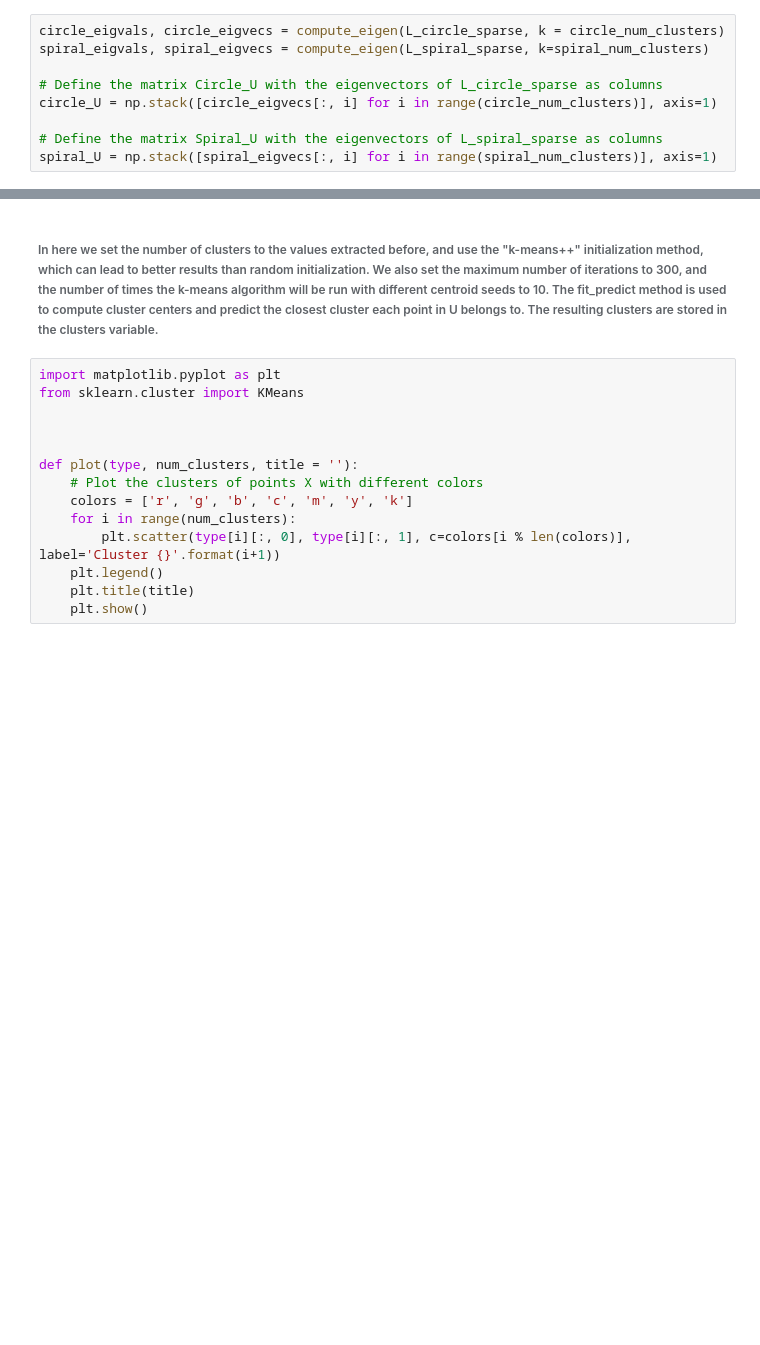
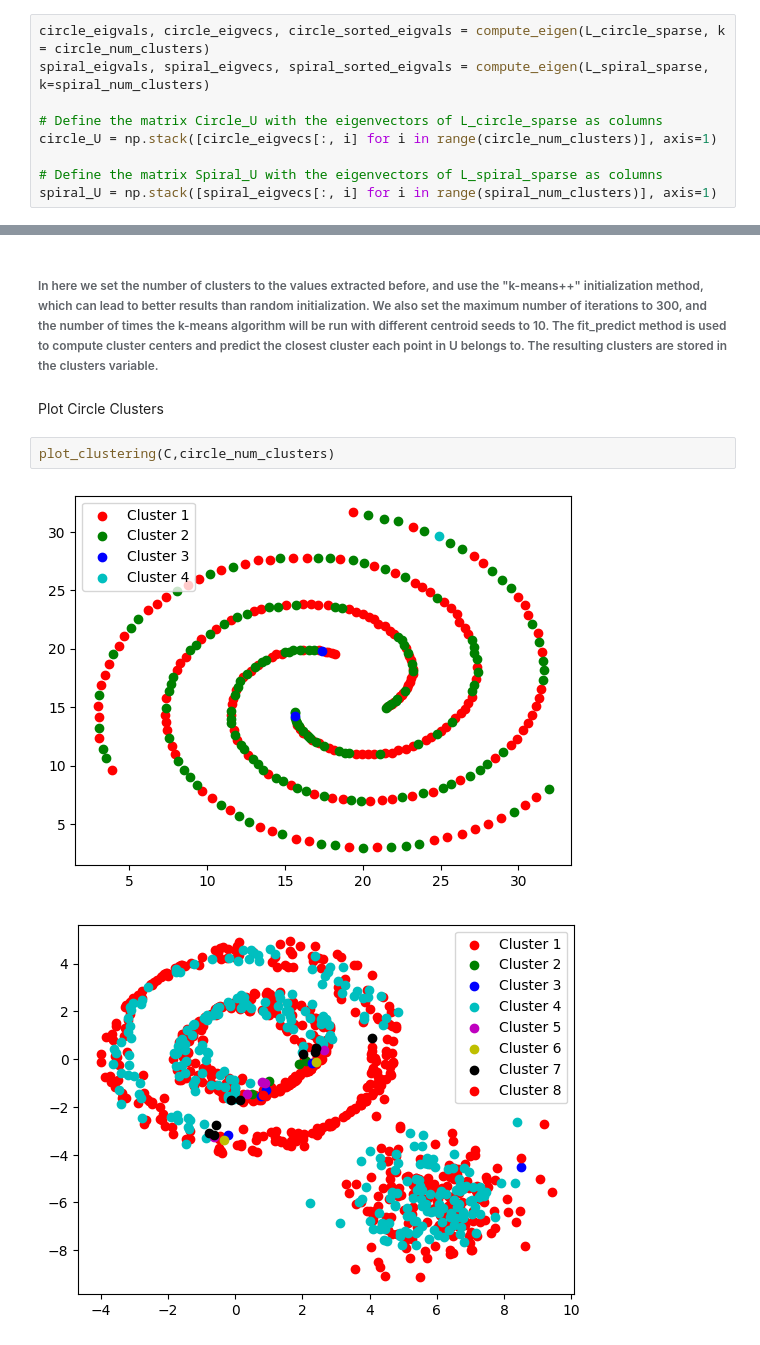
Before and after one commit to codeowlers/SpectralClustering, a Jupyter notebook: main-script.ipynb, the cells around one changed output, grey strips where cells are left out. Cells and saved outputs as stored; diff of their text form; blank space fills up the shorter version.

```diff
--- a/main-script.ipynb
+++ b/main-script.ipynb
@@ -69,8 +80,8 @@ spiral_num_clusters = num_cluster(spiral_eigvals, k=10, title='Spiral' )
 # %% [markdown]
 Exercise 5- Compute the M eigenvectors u1, ..., uM ∈ RN that correspond to the M smallest eigenvalues of the Laplacian matrix, and define the matrix U ∈ R N×M with these vectors as columns.
 # %%
-circle_eigvals, circle_eigvecs = compute_eigen(L_circle_sparse, k = circle_num_clusters)
-spiral_eigvals, spiral_eigvecs = compute_eigen(L_spiral_sparse, k=spiral_num_clusters)
+circle_eigvals, circle_eigvecs, circle_sorted_eigvals = compute_eigen(L_circle_sparse, k = circle_num_clusters)
+spiral_eigvals, spiral_eigvecs, spiral_sorted_eigvals = compute_eigen(L_spiral_sparse, k=spiral_num_clusters)
 
 # Define the matrix Circle_U with the eigenvectors of L_circle_sparse as columns
 circle_U = np.stack([circle_eigvecs[:, i] for i in range(circle_num_clusters)], axis=1)
@@ -97,17 +108,10 @@ for i in range(spiral_num_clusters):
     S.append(X_spiral[y_Spiral_kmeans == i])
 # %% [markdown]
 ###### In here we set the number of clusters to the values extracted before, and use the "k-means++" initialization method, which can lead to better results than random initialization. We also set the maximum number of iterations to 300, and the number of times the k-means algorithm will be run with different centroid seeds to 10. The fit_predict method is used to compute cluster centers and predict the closest cluster each point in U belongs to. The resulting clusters are stored in the clusters variable.
-# %%
-import matplotlib.pyplot as plt
-from sklearn.cluster import KMeans
-
-
-
-def plot(type, num_clusters, title = ''):
-    # Plot the clusters of points X with different colors
-    colors = ['r', 'g', 'b', 'c', 'm', 'y', 'k']
-    for i in range(num_clusters):
-        plt.scatter(type[i][:, 0], type[i][:, 1], c=colors[i % len(colors)], label='Cluster {}'.format(i+1))
-    plt.legend()
-    plt.title(title)
-    plt.show()
+# %% [markdown]
+Plot Circle Clusters
+# %%
+plot_clustering(C,circle_num_clusters)
+# %% [output]
+[figure, added]
+[figure, added]
```
Also changed, not shown: parts of 6 cells of this notebook, 3 other files.
